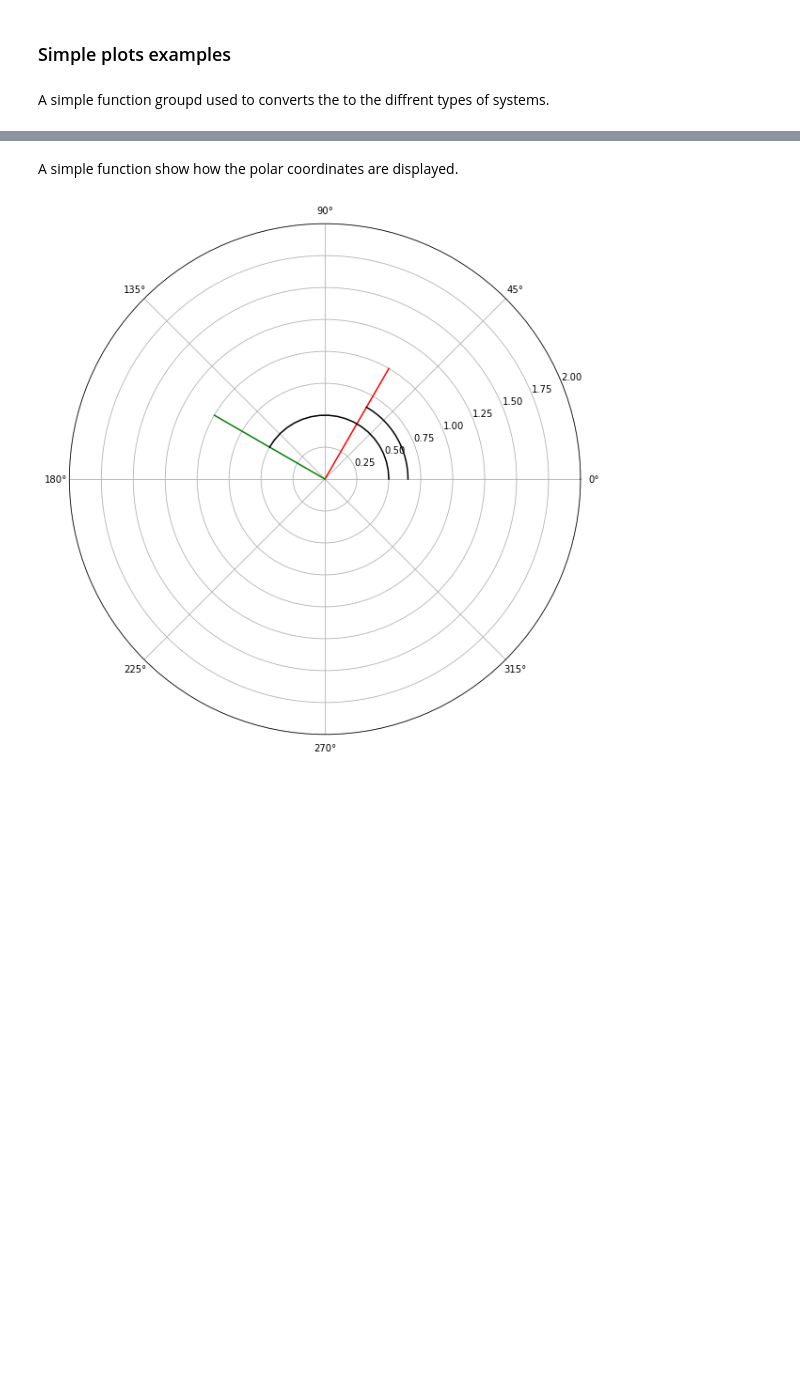
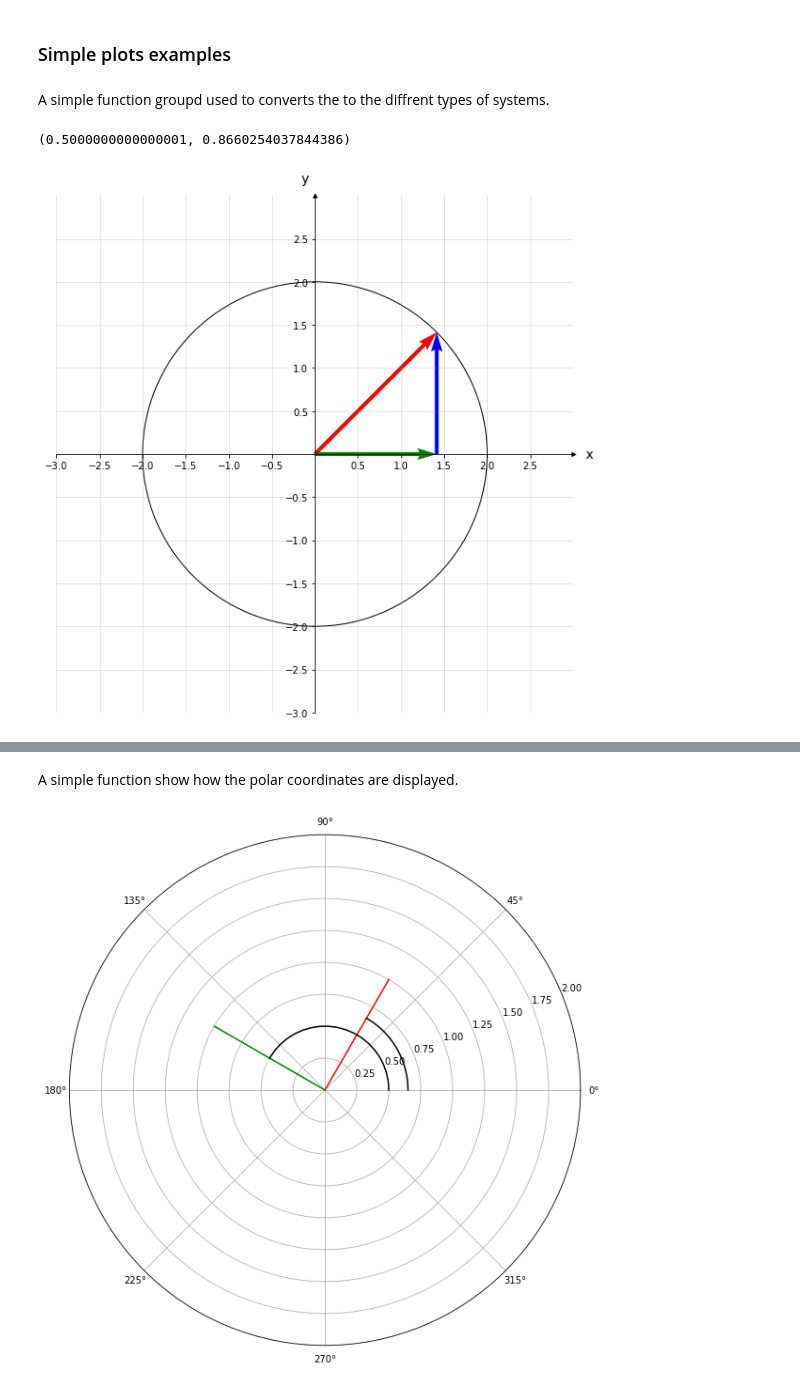
Before and after one commit to SebNik/School-Stuff, a Jupyter notebook: Math_Polar_Coordinates.ipynb, the cells around one changed output, grey strips where cells are left out. Saved outputs shown, nothing was run; the diff lists cells and outputs as text; code cells hidden in the pictures; blank space fills up the shorter version.

```diff
--- a/Math_Polar_Coordinates.ipynb
+++ b/Math_Polar_Coordinates.ipynb
@@ -28,3 +28,75 @@ def pol2cart(rho, phi):
     x = rho * np.cos(phi)
     y = rho * np.sin(phi)
     return(x, y)
+# %%
+pol2cart(1, np.pi/3)
+# %% [output]
+(0.5000000000000001, 0.8660254037844386)
+# %%
+
+fig, ax = plt.subplots(figsize=(10,10))
+fig.patch.set_facecolor('w')
+
+# Select length of axes and the space between tick labels
+xmin, xmax, ymin, ymax = -2, 2, -2, 2
+ticks_frequency = 0.5
+
+# Set identical scales for both axes
+ax.set(xlim=(xmin-1, xmax+1), ylim=(ymin-1, ymax+1), aspect='equal')
+
+# Set bottom and left spines as x and y axes of coordinate system
+ax.spines['bottom'].set_position('zero')
+ax.spines['left'].set_position('zero')
+
+# Remove top and right spines
+ax.spines['top'].set_visible(False)
+ax.spines['right'].set_visible(False)
+
+# Create 'x' and 'y' labels placed at the end of the axes
+ax.set_xlabel('x', size=14, labelpad=-24, x=1.03)
+ax.set_ylabel('y', size=14, labelpad=-21, y=1.02, rotation=0)
+
+
+# Create custom major ticks to determine position of tick labels
+x_ticks = np.arange(xmin-1, xmax+1, ticks_frequency)
+y_ticks = np.arange(ymin-1, ymax+1, ticks_frequency)
+ax.set_xticks(x_ticks[x_ticks != 0])
+ax.set_yticks(y_ticks[y_ticks != 0])
+
+# Create minor ticks placed at each integer to enable drawing of minor grid
+# lines: note that this has no effect in this example with ticks_frequency=1
+ax.set_xticks(np.arange(xmin, xmax+1), minor=True)
+ax.set_yticks(np.arange(ymin, ymax+1), minor=True)
+
+# Draw major and minor grid lines
+ax.grid(which='both', color='grey', linewidth=1, linestyle='-', alpha=0.2)
+
+# Draw arrows
+arrow_fmt = dict(markersize=4, color='black', clip_on=False)
+ax.plot((1), (0), marker='>', transform=ax.get_yaxis_transform(), **arrow_fmt)
+ax.plot((0), (1), marker='^', transform=ax.get_xaxis_transform(), **arrow_fmt)
+
+# -----------------------------------------------------------------------------------------------------
+circle1 = plt.Circle((0, 0), 2, fill=False)
+circle2 = plt.Circle((0, 0), 1, fill=False)
+
+
+X = [0]
+Y = [0]
+U = [math.sqrt(2)]
+V = [math.sqrt(2)]
+ax.quiver(X, Y, U, V, color='r', scale=1, scale_units='xy', angles = 'xy',)
+ax.quiver(math.sqrt(2), 0, 0, math.sqrt(2), color='b', scale=1, scale_units='xy', angles = 'xy')
+#ax.quiver(0, 0, math.sqrt(0.5), math.sqrt(0.5), color='m', scale=1, scale_units='xy', angles = 'xy')
+ax.quiver(0, 0,math.sqrt(2),0, color='g', scale=1, scale_units='xy', angles = 'xy')
+
+
+ax.add_patch(circle1)
+#ax.add_patch(circle2)
+
+# -----------------------------------------------------------------------------------------------------
+
+plt.grid(True)
+plt.show()
+# %% [output]
+[figure, added]
```
Also changed, not shown: parts of 5 cells of this notebook, 6 other files.
